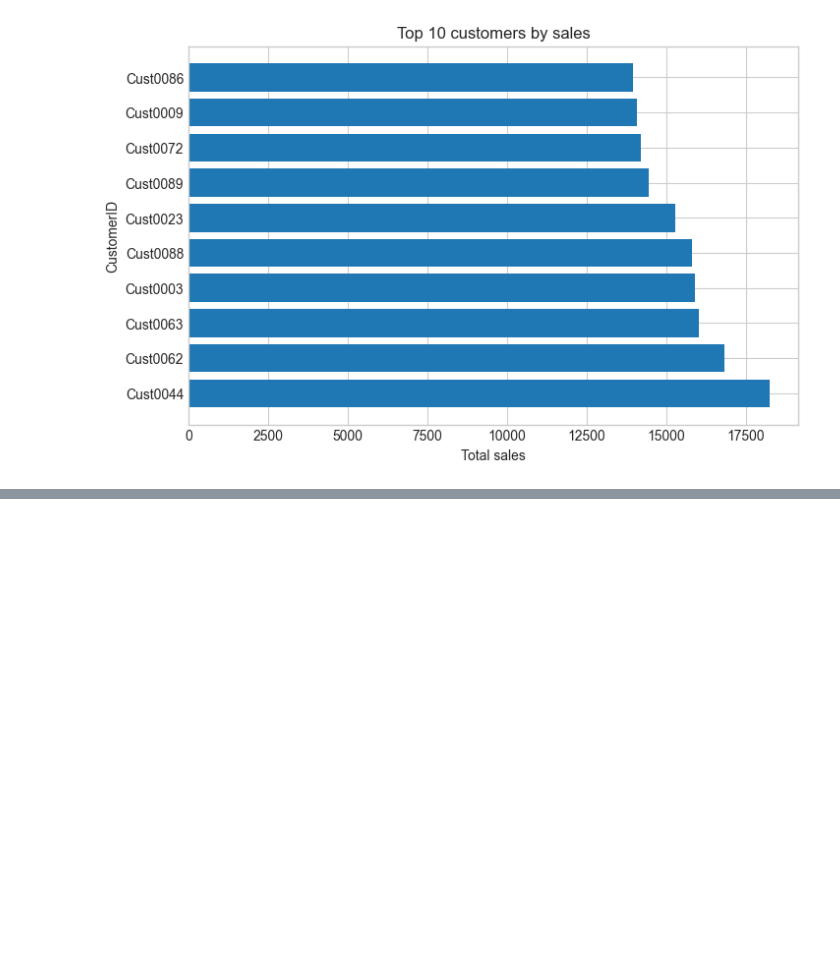
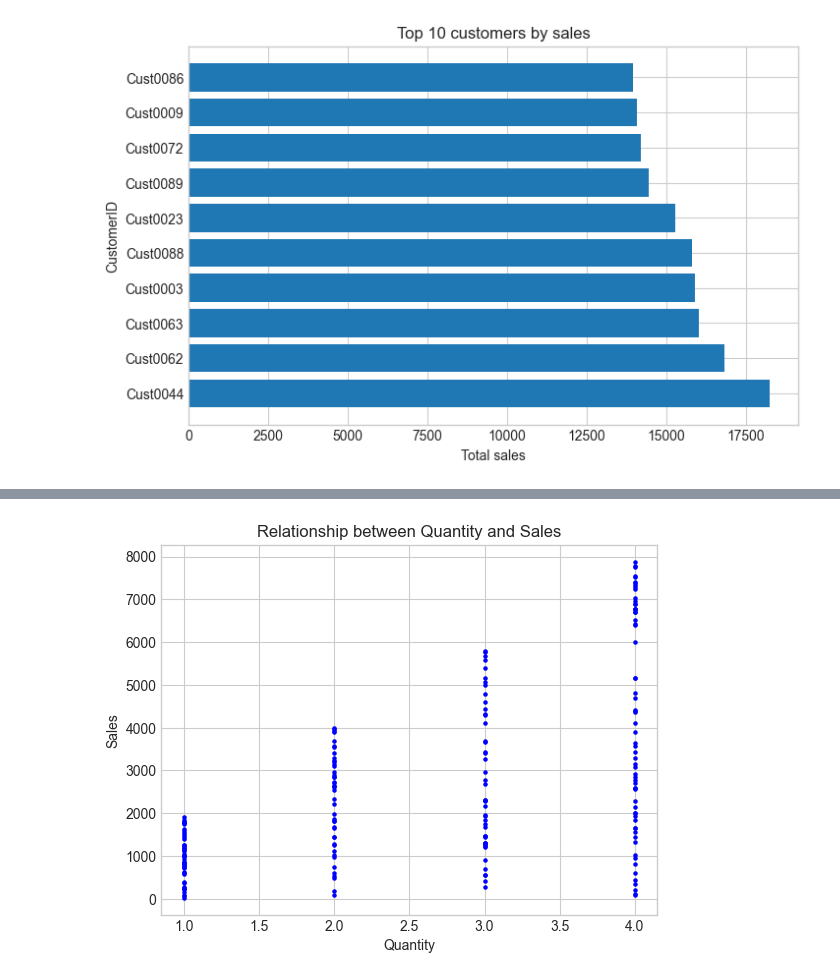
Before and after one commit to Medisa73/Retail_Sales_Project, a Jupyter notebook: retail_sales_data.ipynb, the cells around one changed output, grey strips where cells are left out. Drawn from its saved outputs; the diff is of its cells as text; code cells hidden in the pictures; blank space fills up the shorter version.

Commit message:
added some more plots and made some changes to previous cells

```diff
--- a/retail_sales_data.ipynb
+++ b/retail_sales_data.ipynb
@@ -543,0 +517,9 @@ plt.show()
+# %%
+#Scatter plot of Price vs. Quantity to see if there’s any correlation
+plt.scatter(df["Quantity"], df["Sales"], c="#00f", marker="o", s=5)
+plt.title("Relationship between Quantity and Sales")
+plt.xlabel("Quantity")
+plt.ylabel("Sales")
+plt.show()
+# %% [output]
+[figure, added]
```
Also changed, not shown: parts of 8 cells of this notebook.
